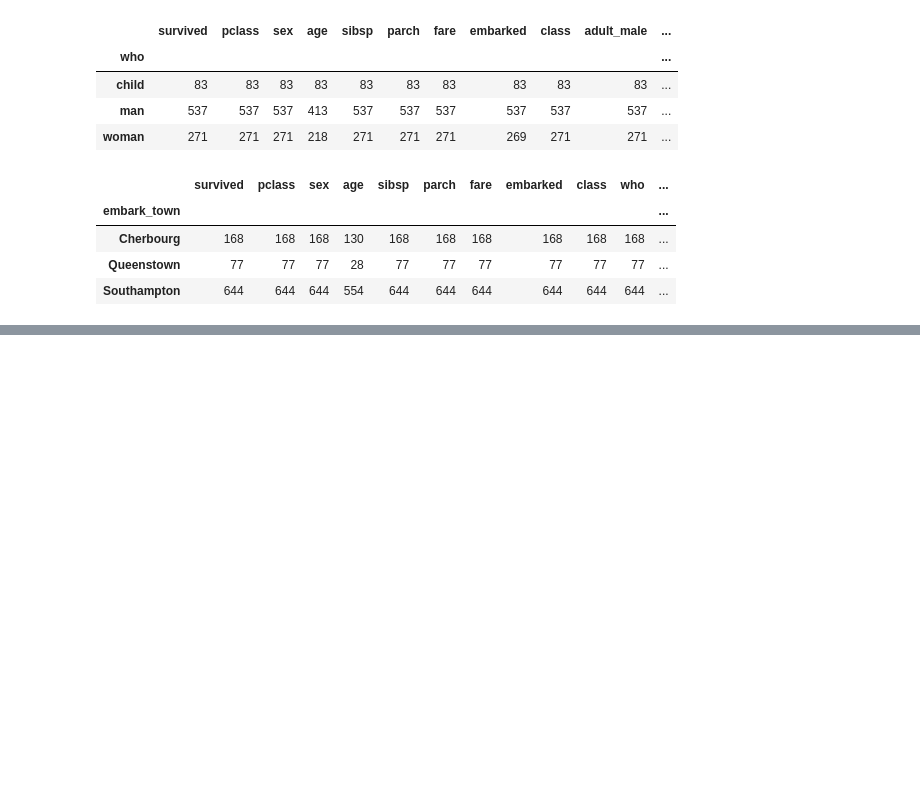
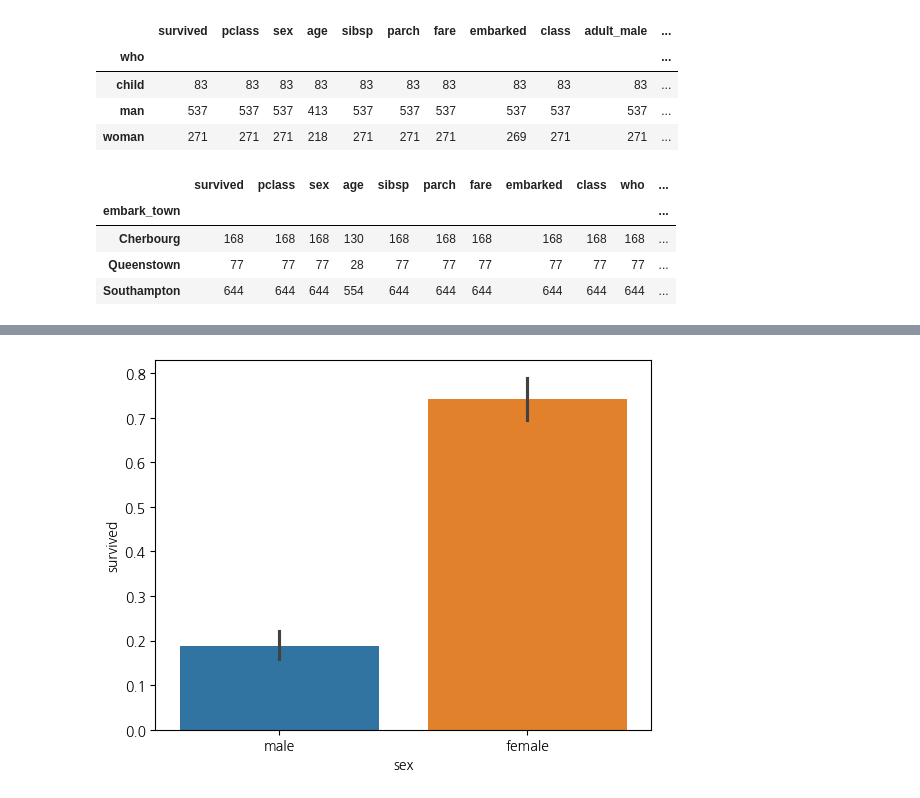
Before and after one commit to secons127/2024-1-my-BDA, a Jupyter notebook: inclass/02w_240319_tue_dataframe_basic.ipynb, the cells around one changed output, grey strips where cells are left out. Drawn from its saved outputs; the diff is of its cells as text; code cells hidden in the pictures; blank space fills up the shorter version.

```diff
--- a/inclass/02w_240319_tue_dataframe_basic.ipynb
+++ b/inclass/02w_240319_tue_dataframe_basic.ipynb
@@ -296,0 +311,4 @@ titanic.groupby('embark_town').count()
+# %%
+sns.barplot(titanic, x="sex", y="survived",hue="sex");
+# %% [output]
+[figure, added]
```
Also changed, not shown: parts of 44 cells of this notebook.
